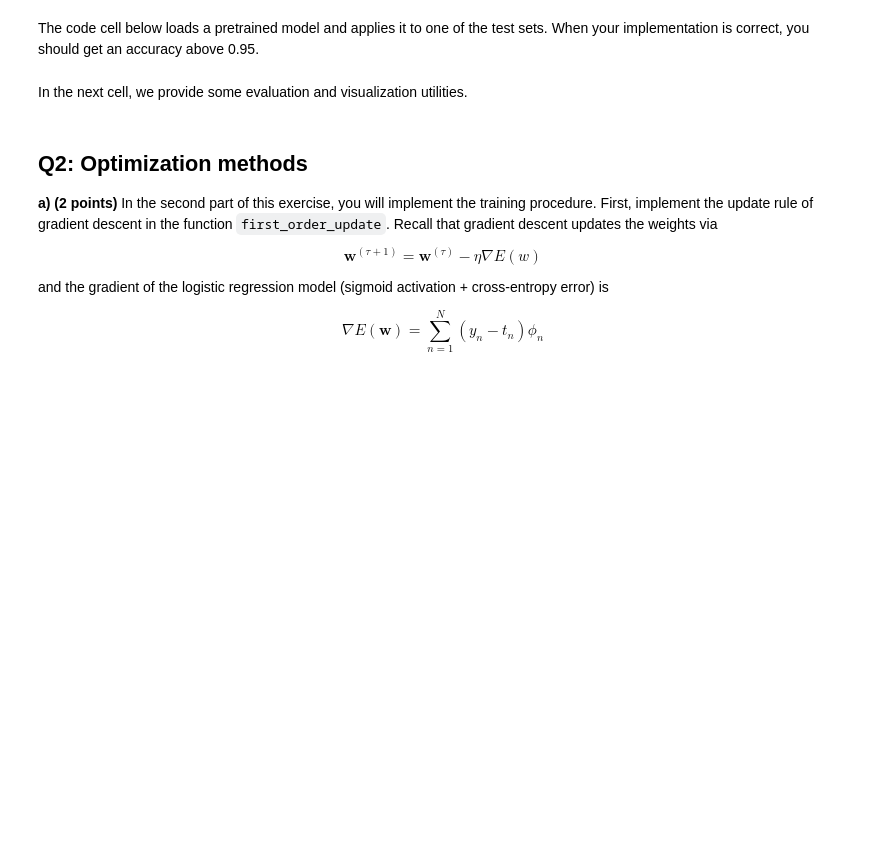
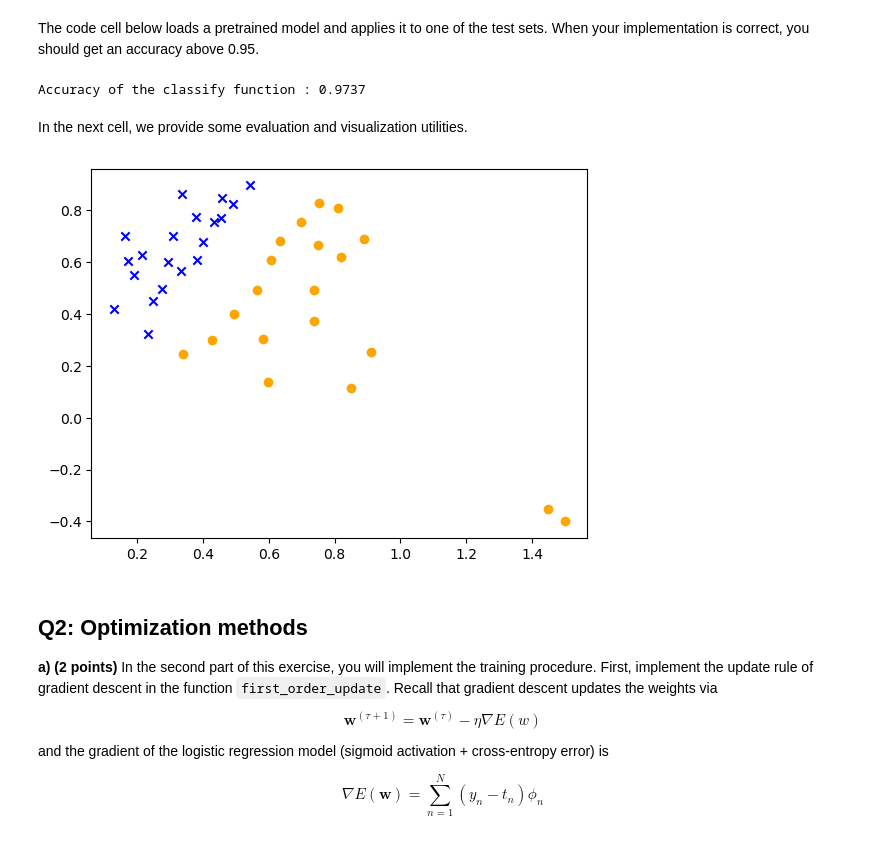
Before and after one commit to domlen2003/EleMLDS-2023, a Jupyter notebook: exercise-04/exercise4_part_II/exercise4_part_II.ipynb, the cells around one changed output. Drawn from its saved outputs; the diff is of its cells as text; code cells hidden in the pictures; blank space fills up the shorter version.

```diff
--- a/exercise-04/exercise4_part_II/exercise4_part_II.ipynb
+++ b/exercise-04/exercise4_part_II/exercise4_part_II.ipynb
@@ -33,21 +33,19 @@ denoting the predictions with $\hat x$ and the label with $x$.
 # %%
 def sigmoid(x):
     # applies the sigmoid function to the input
-
-    # YOUR CODE HERE
-    raise NotImplementedError()
+    return 1 / (1 + np.exp(-x))
 
 
 def cross_entropy(x, t):
     # computes the binary cross-entropy error
     # Input
-    #  x : array of model outputs (N,) where N is the number of samples (N,) where N is the number of samples
+    #  x : array of model outputs (N,)
     #  t : array of labels, (0 or 1)
     # Output
     #  cross-entropy error between x and t
 
     # YOUR CODE HERE
-    raise NotImplementedError()
+    return -np.sum(t * np.log(x) + (1 - t) * np.log(1 - x))
 # %% [markdown]
 **b) (2 points)** Now complete the two functions below.
 `apply` should compute the posterior probability of the data given the model, and `classify` should output the class prediction for each sample (i.e. either 0 or 1).
@@ -62,8 +60,7 @@ def apply(w, X):
     # Output
     #  posterior probability for every datapoint (N, )
 
-    # YOUR CODE HERE
-    raise NotImplementedError()
+    return sigmoid(X @ w)
 
 
 def classify(w, X):
@@ -75,7 +72,7 @@ def classify(w, X):
     #  predicted class label for every datapoint (0 or 1) (N, )
 
     # YOUR CODE HERE
-    raise NotImplementedError()
+    return np.array(apply(w, X) > np.float64(0.5), dtype=int)
 # %% [markdown]
 The code cell below loads a pretrained model and applies it to one of the test sets. When your implementation is correct, you should get an accuracy above 0.95.
 # %%
@@ -85,10 +82,11 @@ labels = check_data["labels"]
 weight = check_data["weight"]
 
 data = np.hstack((np.ones((data.shape[0], 1)), data))
-
 test_accuracy = np.mean(classify(weight, data) == labels)
 
 print(f"Accuracy of the classify function : {test_accuracy:.4f}")
+# %% [output]
+Accuracy of the classify function : 0.9737
 # %% [markdown]
 In the next cell, we provide some evaluation and visualization utilities.
 # %%
@@ -146,11 +144,15 @@ def eval_logreg(w, data, labels, phi=None, basis_fun=None):
 # %%
 data_ = load_data("lc_train")
 train_data, train_labels = data_["data"], data_["labels"]
 data_ = load_data("lc_test")
 test_data, test_labels = data_["data"], data_["labels"]
 
 outlier_train_data = np.append(train_data, [[1.5, -0.4], [1.45, -0.35]], axis=0)
 outlier_train_labels = np.append(train_labels, [[0], [0]])
+
+plot_(outlier_train_data, outlier_train_labels)
+# %% [output]
+[figure, added]
 # %% [markdown]
 ## Q2: Optimization methods
 **a) (2 points)** In the second part of this exercise, you will implement the training procedure.
```
Also changed, not shown: parts of 5 cells of this notebook.
